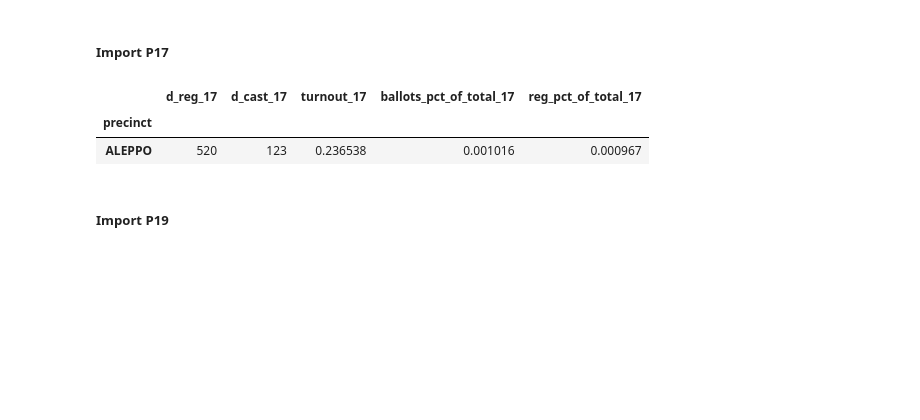
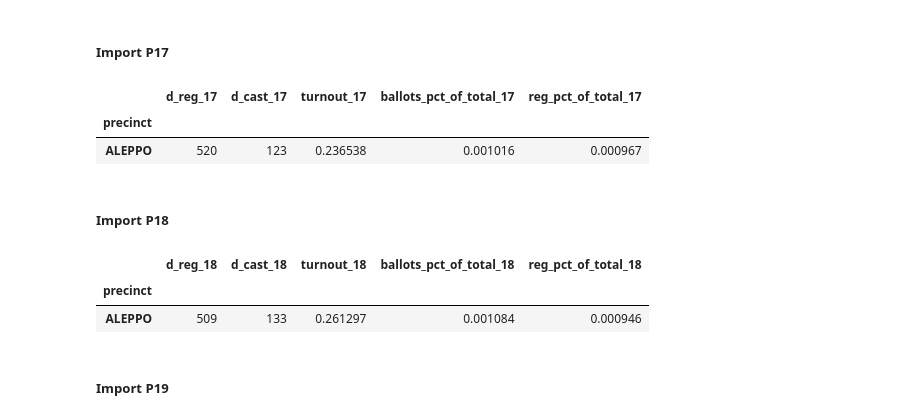
Before and after one commit to maclover7/execvoters, a Jupyter notebook: voters.ipynb, the cells around one changed output. Saved outputs shown, nothing was run; the diff lists cells and outputs as text; code cells hidden in the pictures; blank space fills up the shorter version.

Commit message:
Import 2018 primary; lay groundwork for on-year

```diff
--- a/voters.ipynb
+++ b/voters.ipynb
@@ -130,6 +132,20 @@ p17.head(1)
 |  | d_reg_17 | d_cast_17 | turnout_17 | ballots_pct_of_total_17 | reg_pct_of_total_17 |
 | precinct |  |  |  |  |  |
 | ALEPPO | 520 | 123 | 0.236538 | 0.001016 | 0.000967 |
+# %% [markdown]
+##### Import P18
+# %%
+p18 = pd.read_csv('input/primary_2018.csv')
+p18 = p18[['Precinct Name', 'Democratic Reg Voters', 'Democratic Ballots Cast']]
+p18.columns = ['precinct', 'd_reg', 'd_cast']
+
+p18['precinct'] = p18.precinct.apply(format_precinct_name)
+p18 = calculate_stats(p18, '18')
+p18.head(1)
+# %% [output]
+|  | d_reg_18 | d_cast_18 | turnout_18 | ballots_pct_of_total_18 | reg_pct_of_total_18 |
+| precinct |  |  |  |  |  |
+| ALEPPO | 509 | 133 | 0.261297 | 0.001084 | 0.000946 |
 # %% [markdown]
 ##### Import P19
 # %%
```
Also changed, not shown: parts of 13 cells of this notebook, 1 other file.
